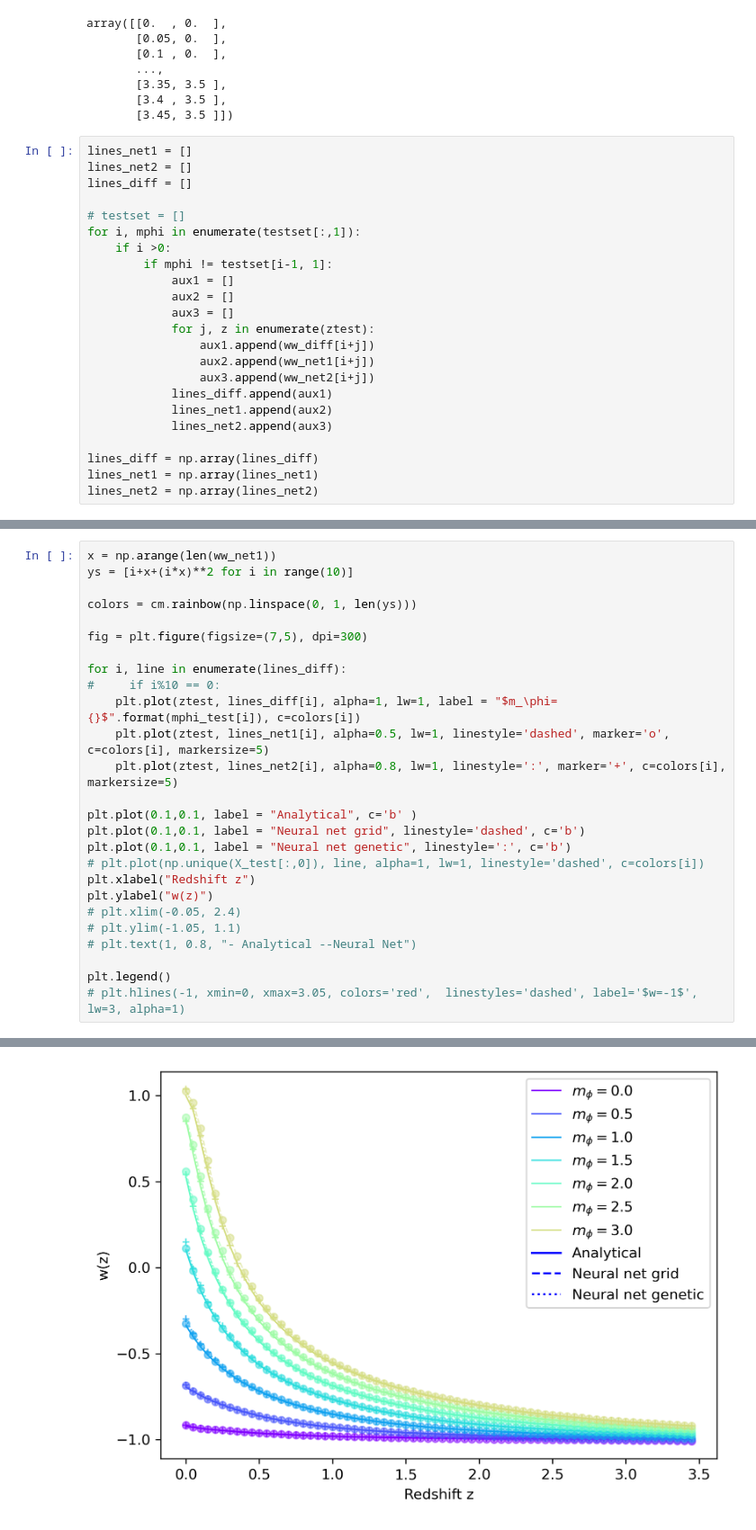
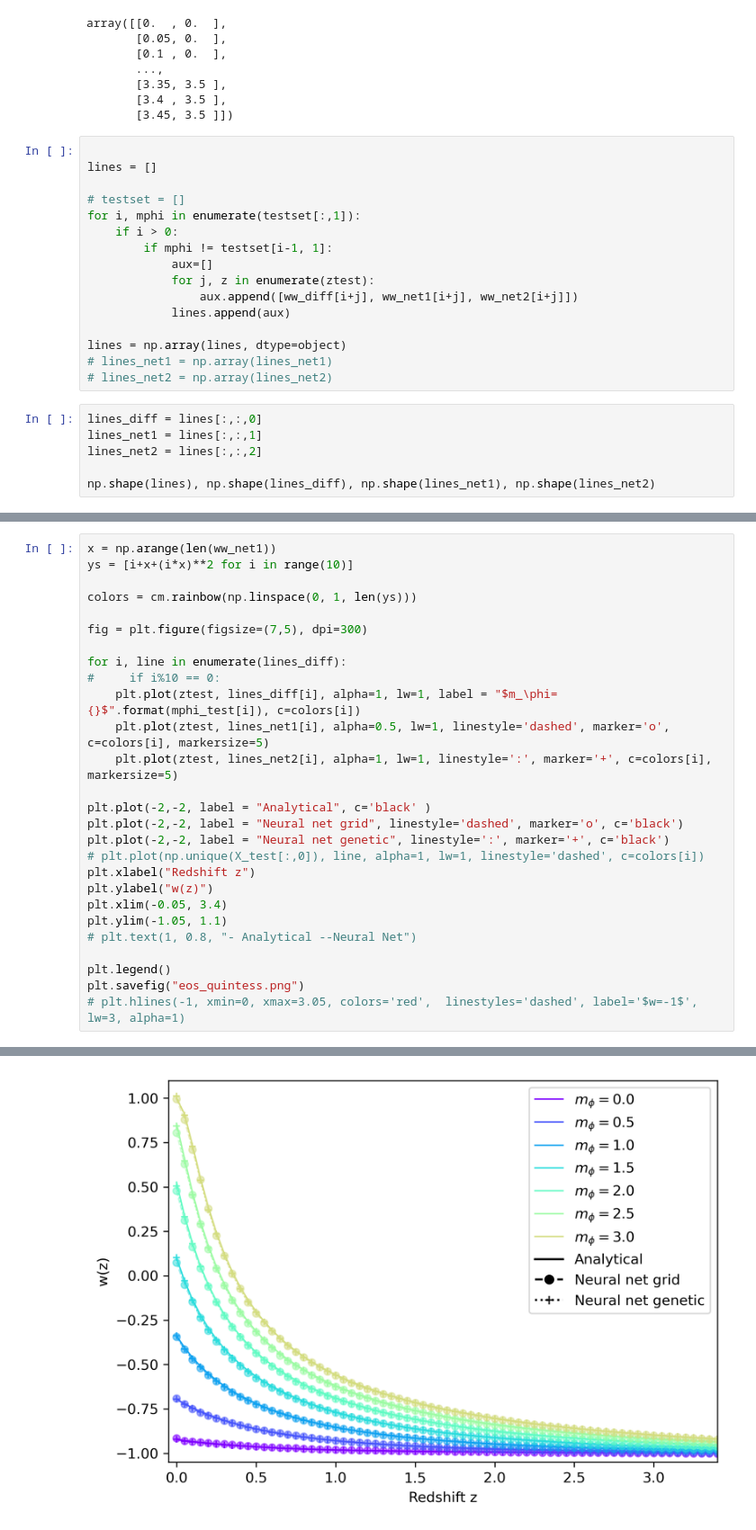
Before and after one commit to igomezv/cosmo_tools, a Jupyter notebook: models/neural/nnogada/dirty_notebooks/overleaf_notebooks_v1/eos_quintess.ipynb, the cells around one changed output, grey strips where cells are left out. Shown at 90% size. Drawn from its saved outputs; the diff is of its cells as text.

```diff
--- a/models/neural/nnogada/dirty_notebooks/overleaf_notebooks_v1/eos_quintess.ipynb
+++ b/models/neural/nnogada/dirty_notebooks/overleaf_notebooks_v1/eos_quintess.ipynb
@@ -310,25 +311,24 @@ array([[0.  , 0.  ],
        [3.4 , 3.5 ],
        [3.45, 3.5 ]])
 # %%
-lines_net1 = []
-lines_net2 = []
-lines_diff = []
+
+lines = []
 
 # testset = []
 for i, mphi in enumerate(testset[:,1]):
-    if i >0:
+    if i > 0:
         if mphi != testset[i-1, 1]:
-            aux1 = []
-            aux2 = []
-            aux3 = []
+            aux=[]
             for j, z in enumerate(ztest):
-                aux1.append(ww_diff[i+j])
-                aux2.append(ww_net1[i+j])
-                aux3.append(ww_net2[i+j])
-            lines_diff.append(aux1)
-            lines_net1.append(aux2)
-            lines_net2.append(aux3)
+                aux.append([ww_diff[i+j], ww_net1[i+j], ww_net2[i+j]])
+            lines.append(aux)
 
-lines_diff = np.array(lines_diff)
-lines_net1 = np.array(lines_net1)
-lines_net2 = np.array(lines_net2)
+lines = np.array(lines, dtype=object)
+# lines_net1 = np.array(lines_net1)
+# lines_net2 = np.array(lines_net2)
+# %%
+lines_diff = lines[:,:,0]
+lines_net1 = lines[:,:,1]
+lines_net2 = lines[:,:,2]
+
+np.shape(lines), np.shape(lines_diff), np.shape(lines_net1), np.shape(lines_net2)
@@ -344,18 +346,19 @@ for i, line in enumerate(lines_diff):
 #     if i%10 == 0:
     plt.plot(ztest, lines_diff[i], alpha=1, lw=1, label = "$m_\phi={}$".format(mphi_test[i]), c=colors[i])
     plt.plot(ztest, lines_net1[i], alpha=0.5, lw=1, linestyle='dashed', marker='o', c=colors[i], markersize=5)
-    plt.plot(ztest, lines_net2[i], alpha=0.8, lw=1, linestyle=':', marker='+', c=colors[i], markersize=5)
+    plt.plot(ztest, lines_net2[i], alpha=1, lw=1, linestyle=':', marker='+', c=colors[i], markersize=5)
 
-plt.plot(0.1,0.1, label = "Analytical", c='b' )
-plt.plot(0.1,0.1, label = "Neural net grid", linestyle='dashed', c='b')
-plt.plot(0.1,0.1, label = "Neural net genetic", linestyle=':', c='b')
+plt.plot(-2,-2, label = "Analytical", c='black' )
+plt.plot(-2,-2, label = "Neural net grid", linestyle='dashed', marker='o', c='black')
+plt.plot(-2,-2, label = "Neural net genetic", linestyle=':', marker='+', c='black')
 # plt.plot(np.unique(X_test[:,0]), line, alpha=1, lw=1, linestyle='dashed', c=colors[i])
 plt.xlabel("Redshift z")
 plt.ylabel("w(z)")
-# plt.xlim(-0.05, 2.4)
-# plt.ylim(-1.05, 1.1)
+plt.xlim(-0.05, 3.4)
+plt.ylim(-1.05, 1.1)
 # plt.text(1, 0.8, "- Analytical --Neural Net")
 
 plt.legend()
+plt.savefig("eos_quintess.png")
 # plt.hlines(-1, xmin=0, xmax=3.05, colors='red',  linestyles='dashed', label='$w=-1$', lw=3, alpha=1)
 # %% [output]
@@ -363 +365 @@ plt.legend()
-[figure, old version]
+[figure, new version]
```
Also changed, not shown: parts of 10 cells of this notebook.
